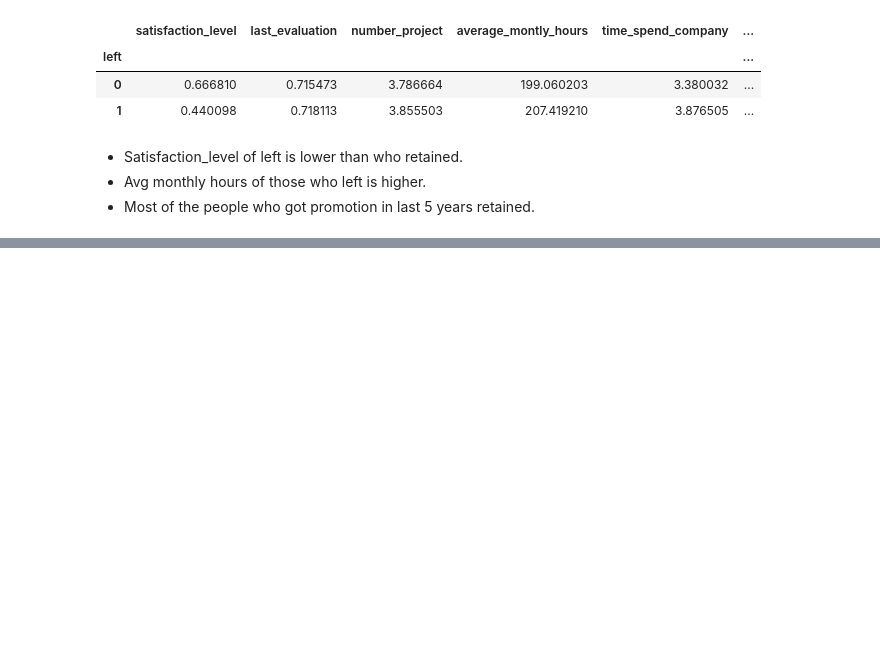
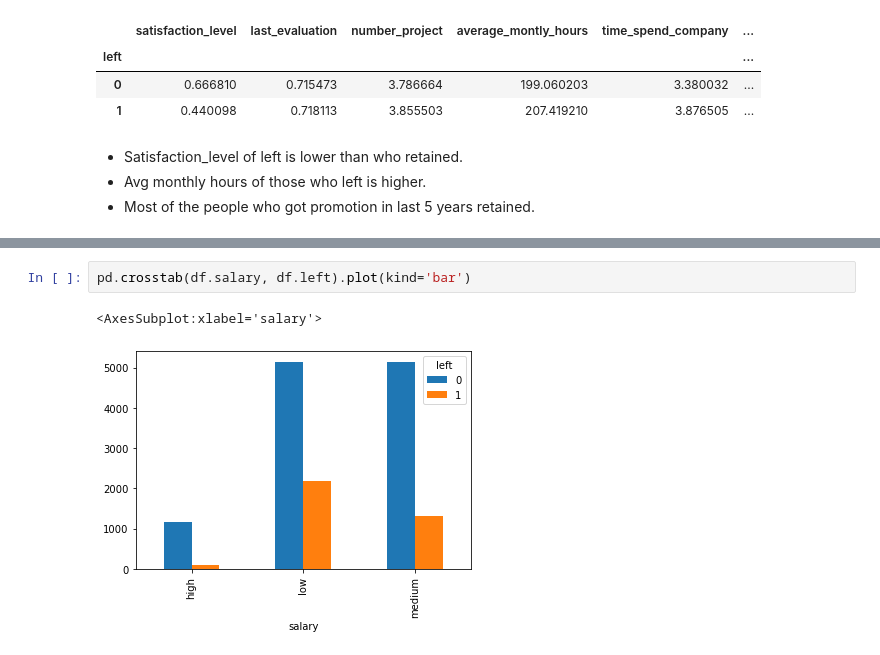
Before and after one commit to Saakethjayarama/ML-codebasics, a Jupyter notebook: 12. Logistic Regression Example.ipynb, the cells around one changed output, grey strips where cells are left out. Saved outputs shown, nothing was run; the diff lists cells and outputs as text; blank space fills up the shorter version.

```diff
--- a/12. Logistic Regression Example.ipynb
+++ b/12. Logistic Regression Example.ipynb
@@ -59,0 +67,5 @@ df.groupby('left').mean()
+# %%
+pd.crosstab(df.salary, df.left).plot(kind='bar')
+# %% [output]
+<AxesSubplot:xlabel='salary'>
+[figure, added]
```
Also changed, not shown: parts of 11 cells of this notebook, 7 other files.
